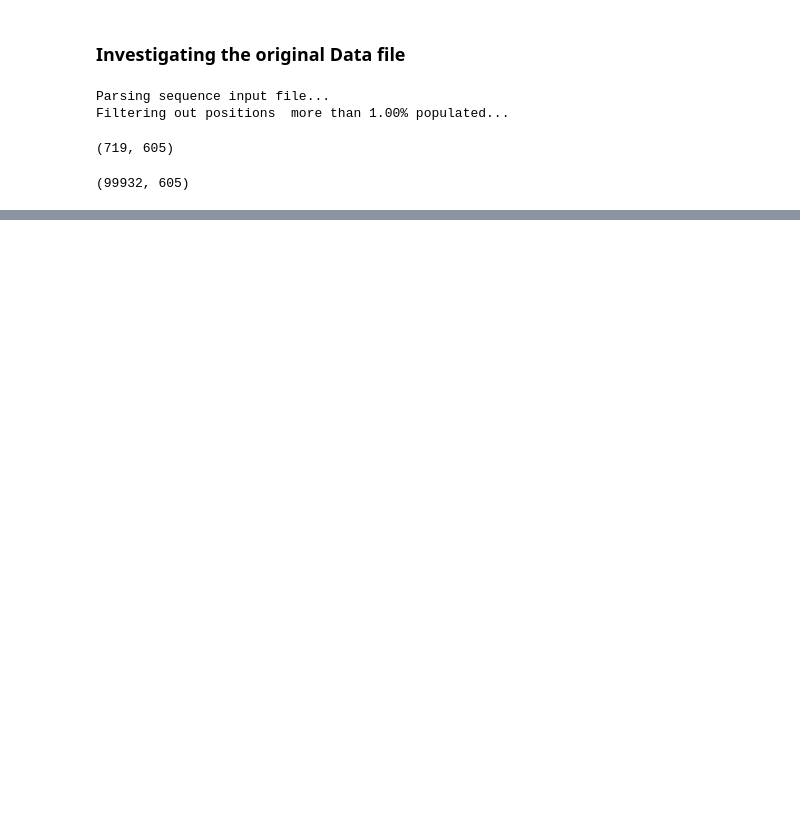
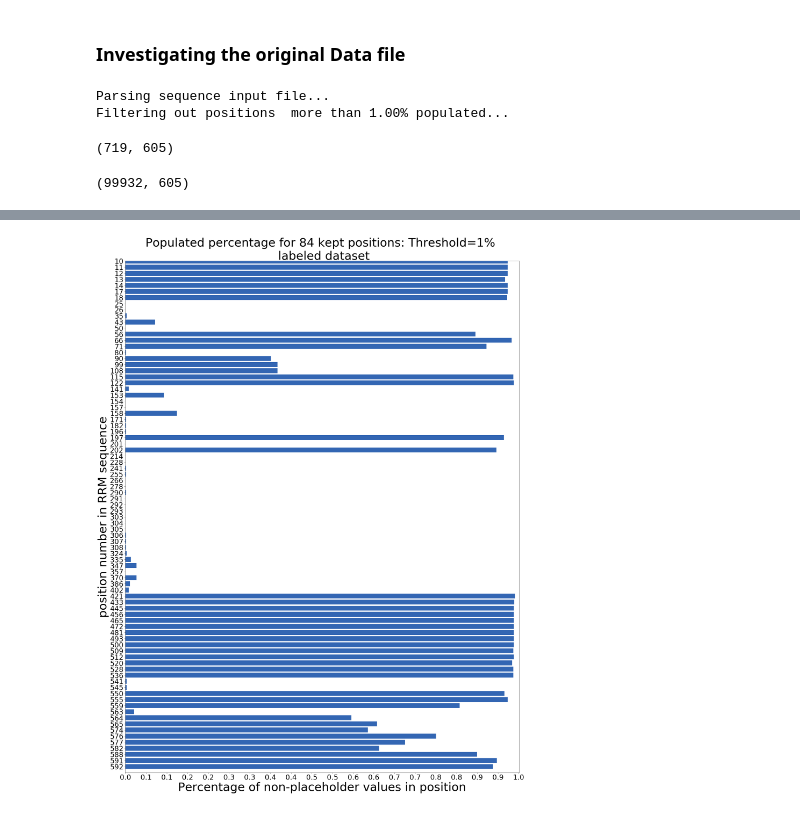
Before and after one commit to ostwind/ProteinLatentRep, a Jupyter notebook: CNN_LSTM/Dataframe investigation & postprocessing.ipynb, the cells around one changed output, grey strips where cells are left out. Saved outputs shown, nothing was run; the diff lists cells and outputs as text; code cells hidden in the pictures; blank space fills up the shorter version.

```diff
--- a/CNN_LSTM/Dataframe investigation & postprocessing.ipynb
+++ b/CNN_LSTM/Dataframe investigation & postprocessing.ipynb
@@ -251,3 +346,7 @@ plot_num_population(unlabeled_RRM_original, threshold, removed_positions, datase
+# %%
+plot_num_population(labeled_RRM_original, threshold, positions, dataset='labeled dataset', kept=True)
+# %% [output]
+[figure, added]
 # %%
 plot_num_population(unlabeled_RRM_original, threshold, positions, dataset='unlabeled dataset', kept=True)
 # %% [output]
```
Also changed, not shown: parts of 28 cells of this notebook.
